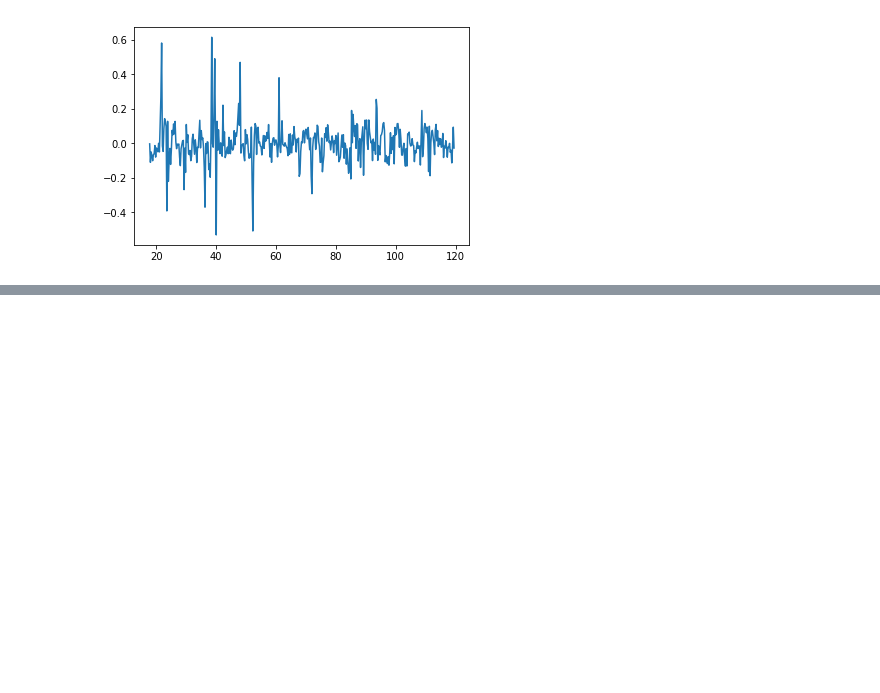
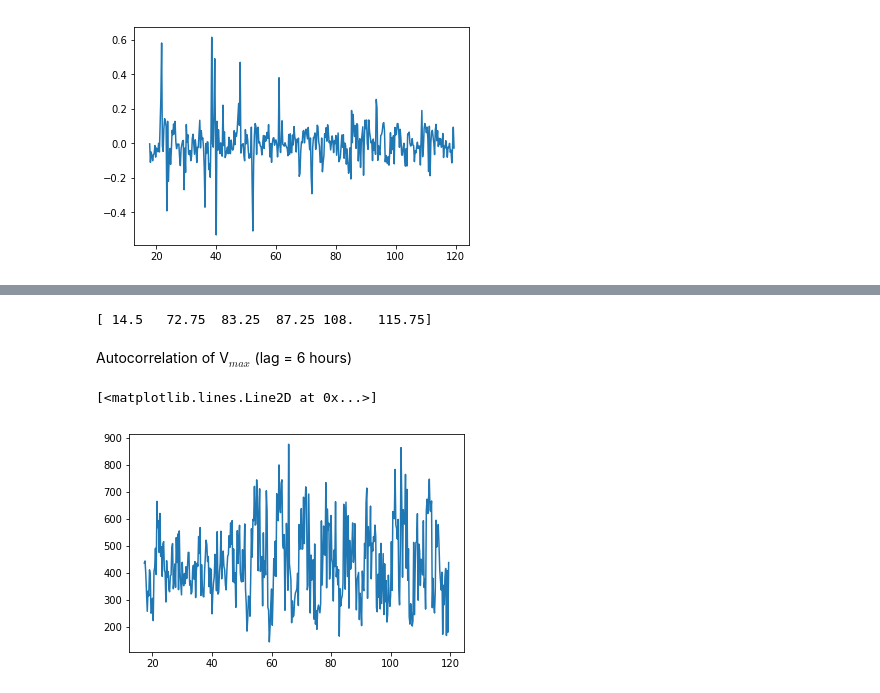
Before and after one commit to CourtneyQuinn/MOSS, a Jupyter notebook: CQ_EWS.ipynb, the cells around one changed output, grey strips where cells are left out. Cells and saved outputs as stored; diff of their text form; code cells hidden in the pictures; blank space fills up the shorter version.

```diff
--- a/CQ_EWS.ipynb
+++ b/CQ_EWS.ipynb
@@ -229,0 +295,30 @@ print(skw_max)
+# %%
+s_max_u = np.array([])
+leng = d_svar_u.shape[0]
+
+sv_std = np.std(d_svar_u)
+
+for i in range(leng):
+    if d_svar_u[i] > 2*sv_std:
+        si = time_test[1+i]
+        s_max_u = np.append(s_max_u,si)
+
+print(s_max_u)
+# %% [output]
+[ 14.5   72.75  83.25  87.25 108.   115.75]
+# %% [markdown]
+Autocorrelation of V$_{max}$ (lag = 6 hours)
+# %%
+ac_win = 30
+lag = 1
+
+U_acorr = np.empty(t_win-ac_win)
+
+for t in range(t_win-ac_win):
+    corr_t = signal.correlate(U_max[t:t+ac_win],U_max[t+lag:t+ac_win+lag])
+    U_acorr[t] = corr_t[0]
+
+plt.plot(time_test[ac_win-1:-lag],U_acorr)
+# %% [output]
+[<matplotlib.lines.Line2D at 0x...>]
+[figure, added]
```
Also changed, not shown: parts of 37 cells of this notebook.
